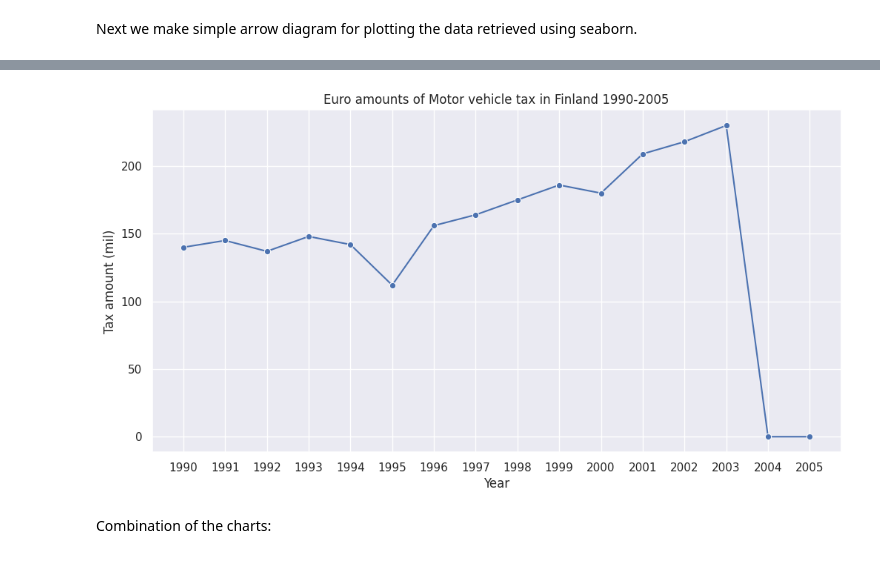
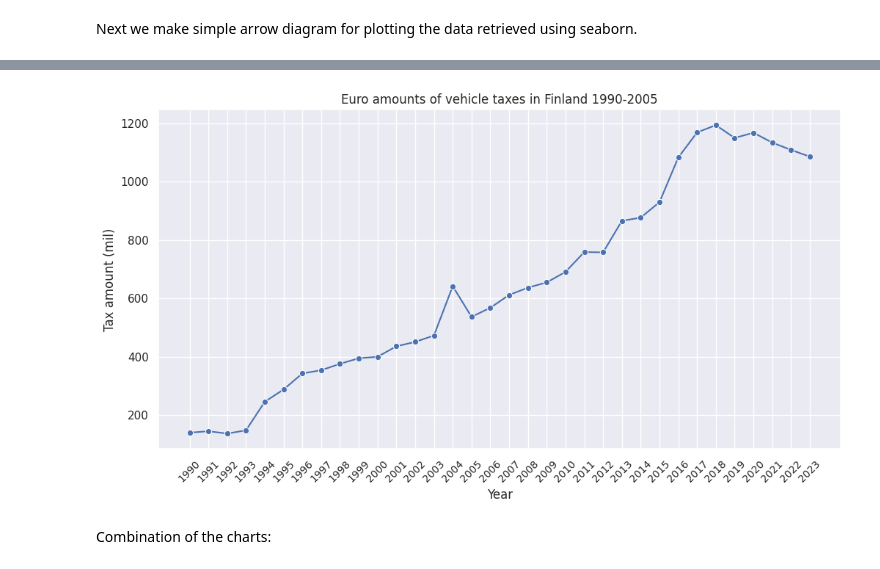
Before and after one commit to HY-Data-Science-ML-Predictions/Electric-cars-taxation, a Jupyter notebook: e_cars_notebook.ipynb, the cells around one changed output, grey strips where cells are left out. Saved outputs shown, nothing was run; the diff lists cells and outputs as text; code cells hidden in the pictures.

```diff
--- a/e_cars_notebook.ipynb
+++ b/e_cars_notebook.ipynb
@@ -110,79 +90,27 @@ plt.show()
 # %%
-car_tax_json = {
- "query": [
-   {
-     "code": "Sektori",
-     "selection": {
-       "filter": "item",
-       "values": [
-         "S1311"
-       ]
-     }
-   },
-   {
-     "code": "Verolaji",
-     "selection": {
-       "filter": "item",
-       "values": [
-         "521002"
-       ]
-     }
-   },
-   {
-     "code": "Vuosi",
-     "selection": {
-       "filter": "item",
-       "values": [
-         "1990",
-         "1991",
-         "1992",
-         "1993",
-         "1994",
-         "1995",
-         "1996",
-         "1997",
-         "1998",
-         "1999",
-         "2000",
-         "2001",
-         "2002",
-         "2003",
-         "2004",
-         "2005"
-       ]
-     }
-   },
-   {
-     "code": "Tiedot",
-     "selection": {
-       "filter": "item",
-       "values": [
-         "cp"
-       ]
-     }
-   }
- ],
- "response": {
-   "format": "json-stat2"
- }
-}
 
-cars_taxes_90_05 = post('https://statfin.stat.fi:443/PxWeb/api/v1/fi/StatFin/vermak/statfin_vermak_pxt_127f.px',
+from sf_queries import car_tax_json
+
+car_taxes = post('https://statfin.stat.fi:443/PxWeb/api/v1/fi/StatFin/vermak/statfin_vermak_pxt_127f.px',
                  json=car_tax_json)
 
-if cars_taxes_90_05:
-    cars_taxes_90_05 = cars_taxes_90_05.json()
+if car_taxes:
+    car_taxes = car_taxes.json()
 
     dest = f'{TARGET}/car_taxes_json.json'
 
-    json_to_text(cars_taxes_90_05, dest)
+    json_to_text(car_taxes, dest)
     # read json retrieved from sf to text file to analyze the data to make dataframe efficiently
 
-    years = list(cars_taxes_90_05['dimension']['Vuosi']['category']['label'].values())
-    amounts = cars_taxes_90_05['value']
+    years = list(car_taxes['dimension']['Vuosi']['category']['label'].values())
+    amounts = car_taxes['value']
+
+    from_row_vector_to_two_d = np.array(amounts).reshape(2, 34)
+
+    sum_of_taxes = np.sum(from_row_vector_to_two_d, axis=0)
 
     taxes_df = pd.DataFrame({'Year': years,
-                       'Tax amount (mil)': amounts})
+                       'Tax amount (mil)': sum_of_taxes})
     print(taxes_df)
 
     sns.set_theme(style="darkgrid")
@@ -190,9 +118,11 @@ if cars_taxes_90_05:
 
     sns.lineplot(x='Year', y='Tax amount (mil)', data=taxes_df, marker='o')
 
+    plt.xticks(rotation=45, fontsize=10)
+
     plt.xlabel('Year')
     plt.ylabel('Tax amount (mil)')
-    plt.title('Euro amounts of Motor vehicle tax in Finland 1990-2005')
+    plt.title('Euro amounts of vehicle taxes in Finland 1990-2005')
 
     plt.show()
 # %% [output]
@@ -217,4 +146,4 @@ JSON data has been successfully written to ./data_files/car_taxes_json.json
-[figure, old version]
+[figure, new version]
 # %% [markdown]
 Combination of the charts:
 # %%
```
Also changed, not shown: parts of 4 cells of this notebook, 1 other file.
